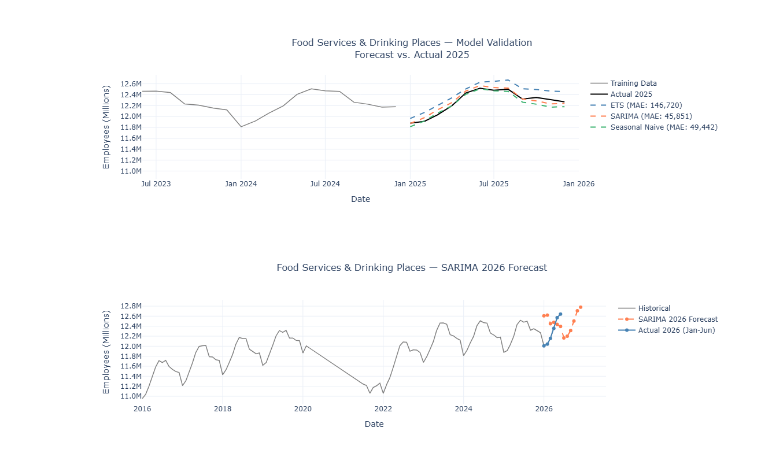
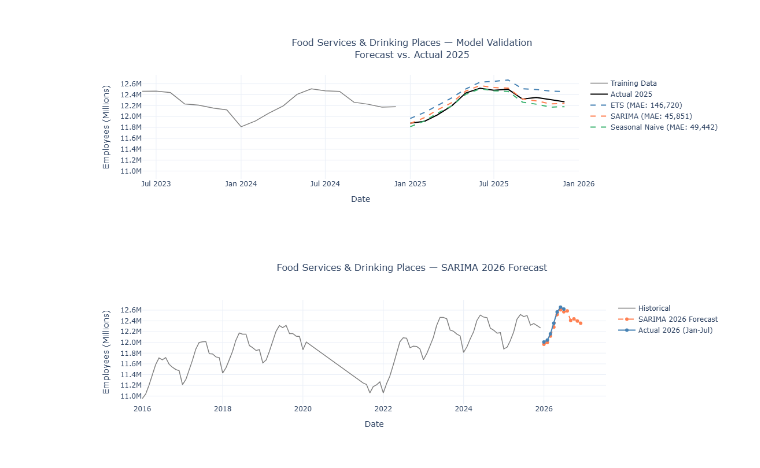
Before and after one commit to Jason-Staats/up-or-on-the-rocks, a Jupyter notebook: up_or_rocks.ipynb, the cells around one changed output. Saved outputs shown, nothing was run; the diff lists cells and outputs as text; code cells hidden in the pictures.

```diff
--- a/up_or_rocks.ipynb
+++ b/up_or_rocks.ipynb
@@ -40,7 +40,7 @@ sns.set_theme(style='whitegrid')
 plt.rcParams['figure.figsize'] = (14, 6)
 plt.rcParams['font.family'] = 'sans-serif'
 
-API_KEY = "Your Key Here"
+API_KEY = "9b0fcfcb4a13446eab002fb4308bcb99"
 url = "https://api.bls.gov/publicAPI/v2/timeseries/data/"
 
 payload = {
@@ -69,12 +69,13 @@ else:
                 "value": float(item['value'])
             })
 
-    df = pd.DataFrame(records).sort_values(['year', 'month'])
+df = pd.DataFrame(records).sort_values(['year', 'month'])
 df['employed'] =  (df['value'] * 1000).round().astype(int)
 df = df.drop(columns='value')
 df['date'] = pd.to_datetime(df[['year', 'month']].assign(day=1))
 df = df.set_index('date')
 df = df.drop(columns=['year', 'month'])
+df.to_csv('up_or_rocks.csv')
 df
 # %% [output]
 Status: 200
@@ -587,8 +584,8 @@ fig.show()
 [figure]
 # %%
 # --- Forward Forecast: 2026 ---
-# Retrain SARIMA on full series
-full_series = df_interp['employed']
+# Retrain SARIMA through December 2025
+full_series = df_interp[df_interp.index <= '2025-12-01']['employed']
 full_series.index = pd.DatetimeIndex(full_series.index, freq='MS')
 
 sarima_final = SARIMAX(
@@ -619,33 +616,33 @@ fig.add_trace(go.Scatter(
     line=dict(color='coral', width=2, dash='dash'),
     marker=dict(size=6),
     hovertemplate='%{x|%b %Y}: %{customdata}<extra></extra>',
     customdata=[f'{v/1_000_000:.2f}M' for v in sarima_2026.values]
 ))
 
-# Actual Jan-Jun 2026 for immediate validation
+# Actual Jan-Jul 2026 for immediate validation
 actual_2026 = df_interp[df_interp.index >= '2026-01-01']['employed']
 fig.add_trace(go.Scatter(
     x=actual_2026.index, y=actual_2026.values,
-    mode='lines+markers', name='Actual 2026 (Jan-Jun)',
+    mode='lines+markers', name='Actual 2026 (Jan-Jul)',
     line=dict(color='steelblue', width=2),
     marker=dict(size=6),
     hovertemplate='%{x|%b %Y}: %{customdata}<extra></extra>',
     customdata=[f'{v/1_000_000:.2f}M' for v in actual_2026.values]
 ))
 
 fig.update_layout(
     title=dict(text='Food Services & Drinking Places — SARIMA 2026 Forecast',
                x=0.5, font=dict(size=16)),
     xaxis_title='Date',
     yaxis_title='Employees (Millions)',
     yaxis=dict(
         tickvals=list(range(11_000_000, 13_500_000, 200_000)),
         ticktext=[f'{v/1_000_000:.1f}M' for v in range(11_000_000, 13_500_000, 200_000)]
     ),
     template='plotly_white',
     hovermode='x unified'
 )
 
 fig.show()
 # %% [output]
-[figure, old version]
+[figure, new version]
```
Also changed, not shown: parts of 16 cells of this notebook, 7 other files.
